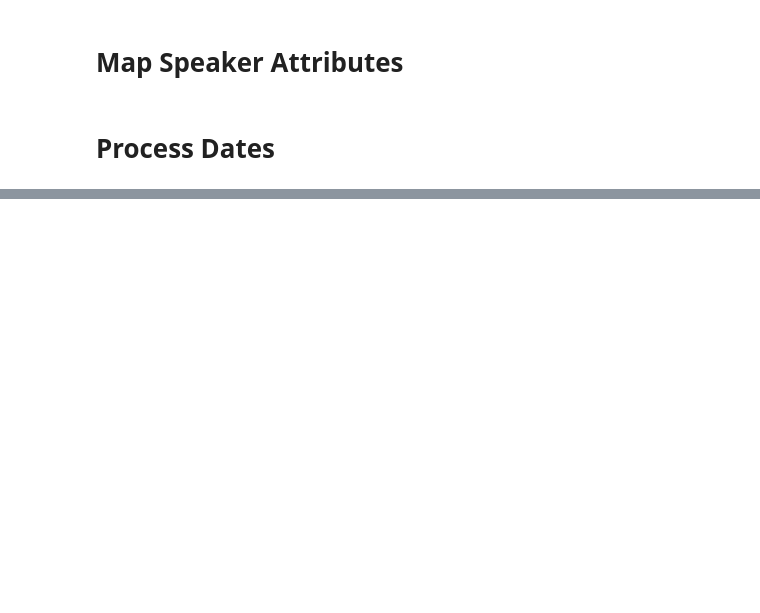
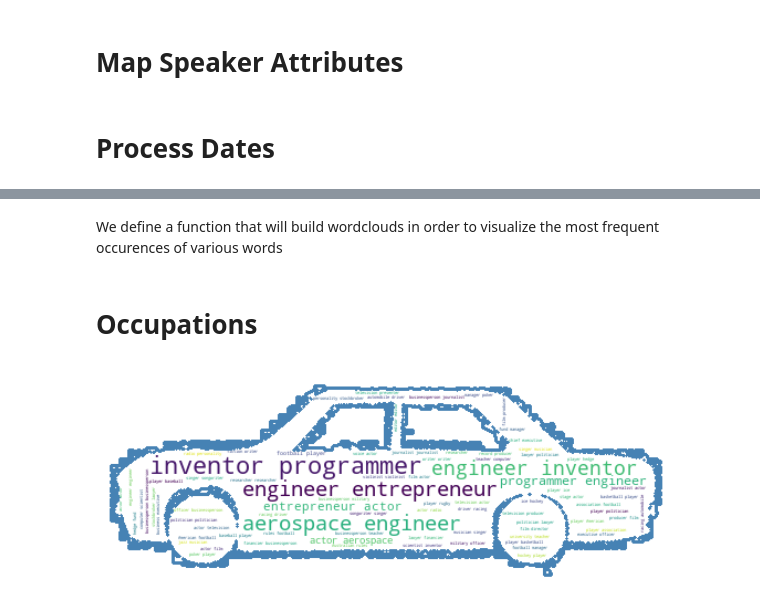
Before and after one commit to epfl-ada/ada-2021-project-les-quatre-neurones, a Jupyter notebook: pipeline.ipynb, the cells around one changed output, grey strips where cells are left out. Cells and saved outputs as stored; diff of their text form; code cells hidden in the pictures; blank space fills up the shorter version.

```diff
--- a/pipeline.ipynb
+++ b/pipeline.ipynb
@@ -254,15 +175,15 @@ df_chevy['Emotion'] = df_chevy['Text 2 Emotion'].apply(high_emotion)
 # %%
 def vibe_check(vibe_BERT, vibe_VADER, vibe_t2e):
 
-  vibe_curr = vibe_BERT
+  vibe_curr = vibe_VADER
 
   if vibe_BERT == 1 or vibe_VADER == 2:
     if (vibe_VADER > 0.6) and (vibe_t2e == "Happy" or vibe_t2e == "Surprised"):
-      vibe_curr = 4
+      vibe_curr = 0.7
 
   elif vibe_BERT == 4 or vibe_BERT == 5:
     if (vibe_VADER < 0.4) and (vibe_t2e == "Sad" or vibe_t2e == "Fear"):
-      vibe_curr = 2
+      vibe_curr = 0.3
 
   return vibe_curr
 # %%
@@ -346,5 +237,2 @@ files.download('/content/Chevy_Speakers_Emotions.json')
-# %%
-df_tesla = pd.read_json('/content/drive/MyDrive/final_dataframes/Chevy_Sentiment_Frequent.json')
-df_chevy = pd.read_json('/content/drive/MyDrive/final_dataframes/Tesla_Sentiment_Frequent.json')
 # %% [markdown]
 # Load Relevant Supplementary Data
@@ -422,6 +312,6 @@ df_speakers_att_chevy = process_speakers_attributes(df_chevy_)
 start = datetime.strptime(str('2017-07-28 00:00:00'), '%Y-%m-%d %H:%M:%S')
 end = datetime.strptime(str('2017-07-28 23:59:59'), '%Y-%m-%d %H:%M:%S')
 time_range = [start,end]
-speakers = df_speakers_att_tesla[['name_qids','name_label','occupations_qids']]
+speakers = df_speakers_att_tesla[['name_qids','name_label','occupations_qids','occupation_label','nationality_label']]
 explode_by = 'occupations_qids'
 df_tesla = process_dataframe_quotes(df_tesla, time_range, speakers, explode_by)
@@ -459,0 +339,24 @@ test
+# %% [markdown]
+We define a function that will build wordclouds in order to visualize the most frequent occurences of various words
+# %%
+def wordcloud_plot(var_vector, mask = None):
+
+  var_vector_exp = var_vector.explode().tolist()
+  var_vector_exp = [str(val) for val in var_vector_exp]
+
+  f = plt.figure()
+  f.set_figwidth(30)
+  f.set_figwidth(12)
+
+  wc = WordCloud(background_color="white", contour_width=3, contour_color='steelblue', mask = mask)
+  wc.generate(listToString(var_vector_exp))
+  plt.imshow(wc, interpolation='bilinear', cmap=plt.cm.gray)
+  plt.axis("off")
+
+mask = np.array(Image.open("vroum_autre.jpg"))
+# %% [markdown]
+# Occupations
+# %%
+wordcloud_plot(df_tesla["occupation_label"], mask = mask)
+# %% [output]
+[figure, added]
```
Also changed, not shown: parts of 35 cells of this notebook.
